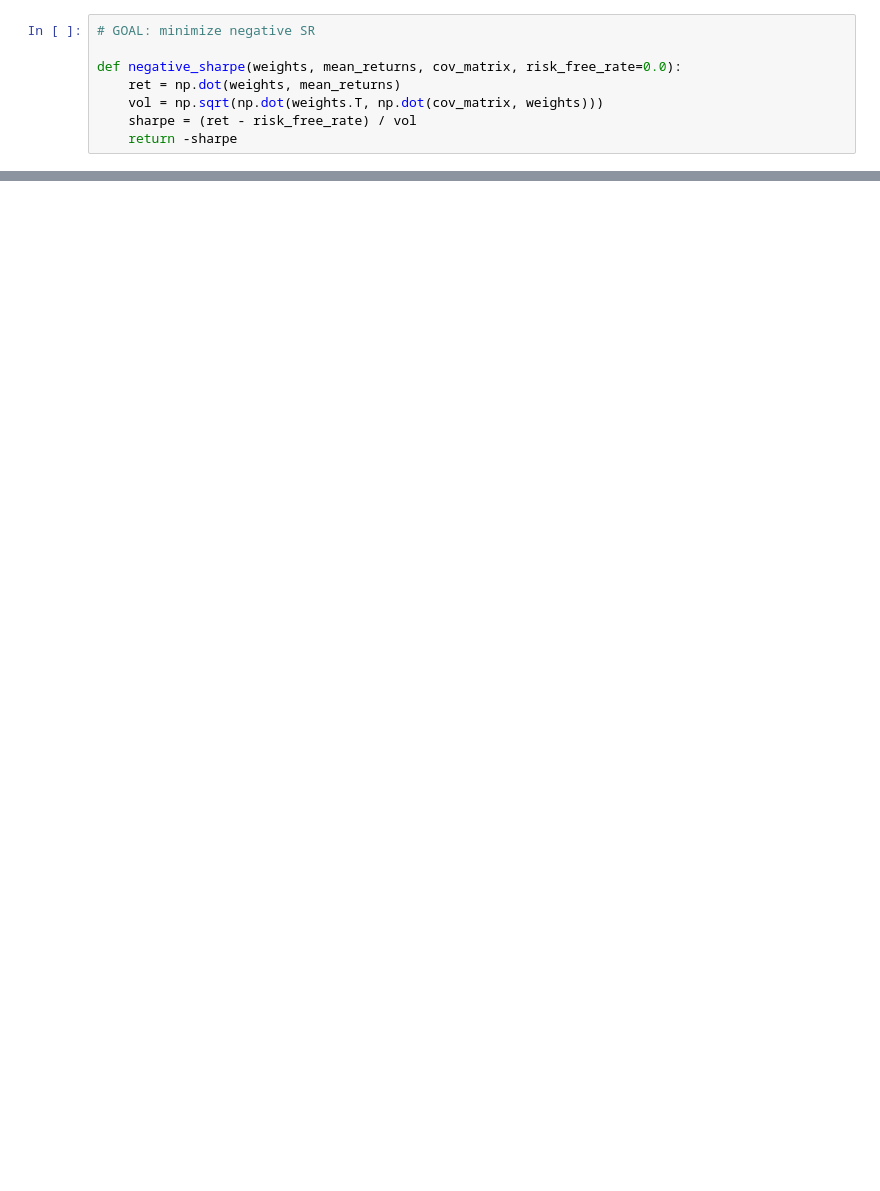
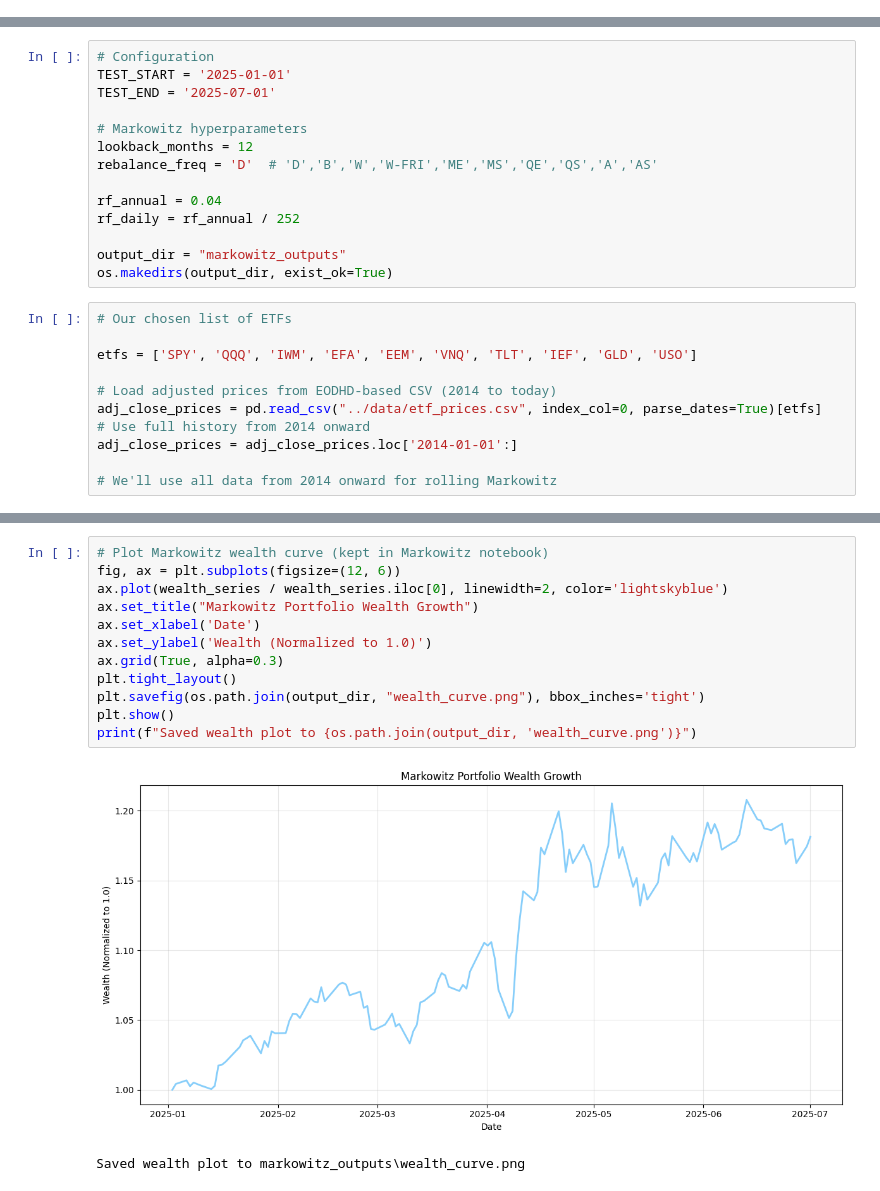
Before and after one commit to OuJiaPeng/DRL-portfolio-optimization, a Jupyter notebook: markowitz/markowitz portfolio.ipynb, the cells around one changed output, grey strips where cells are left out. Saved outputs shown, nothing was run; the diff lists cells and outputs as text; blank space fills up the shorter version.

```diff
--- a/markowitz/markowitz portfolio.ipynb
+++ b/markowitz/markowitz portfolio.ipynb
@@ -92,8 +7,0 @@ QQQ     0.000209  0.000163  0.000272
-# %%
-# GOAL: minimize negative SR
-
-def negative_sharpe(weights, mean_returns, cov_matrix, risk_free_rate=0.0):
-    ret = np.dot(weights, mean_returns)
-    vol = np.sqrt(np.dot(weights.T, np.dot(cov_matrix, weights)))
-    sharpe = (ret - risk_free_rate) / vol
-    return -sharpe
@@ -189,0 +8,25 @@ Sharpe Ratio: 2.36
+# %%
+# Configuration
+TEST_START = '2025-01-01'
+TEST_END = '2025-07-01'
+
+# Markowitz hyperparameters
+lookback_months = 12
+rebalance_freq = 'D'  # 'D','B','W','W-FRI','ME','MS','QE','QS','A','AS'
+
+rf_annual = 0.04
+rf_daily = rf_annual / 252
+
+output_dir = "markowitz_outputs"
+os.makedirs(output_dir, exist_ok=True)
+# %%
+# Our chosen list of ETFs
+
+etfs = ['SPY', 'QQQ', 'IWM', 'EFA', 'EEM', 'VNQ', 'TLT', 'IEF', 'GLD', 'USO']
+
+# Load adjusted prices from EODHD-based CSV (2014 to today)
+adj_close_prices = pd.read_csv("../data/etf_prices.csv", index_col=0, parse_dates=True)[etfs]
+# Use full history from 2014 onward
+adj_close_prices = adj_close_prices.loc['2014-01-01':]
+
+# We'll use all data from 2014 onward for rolling Markowitz
@@ -189,0 +275,15 @@ Sharpe Ratio: 2.36
+# %%
+# Plot Markowitz wealth curve (kept in Markowitz notebook)
+fig, ax = plt.subplots(figsize=(12, 6))
+ax.plot(wealth_series / wealth_series.iloc[0], linewidth=2, color='lightskyblue')
+ax.set_title("Markowitz Portfolio Wealth Growth")
+ax.set_xlabel('Date')
+ax.set_ylabel('Wealth (Normalized to 1.0)')
+ax.grid(True, alpha=0.3)
+plt.tight_layout()
+plt.savefig(os.path.join(output_dir, "wealth_curve.png"), bbox_inches='tight')
+plt.show()
+print(f"Saved wealth plot to {os.path.join(output_dir, 'wealth_curve.png')}")
+# %% [output]
+[figure, added]
+Saved wealth plot to markowitz_outputs\wealth_curve.png
```
Also changed, not shown: parts of 16 cells of this notebook, 19 other files.
